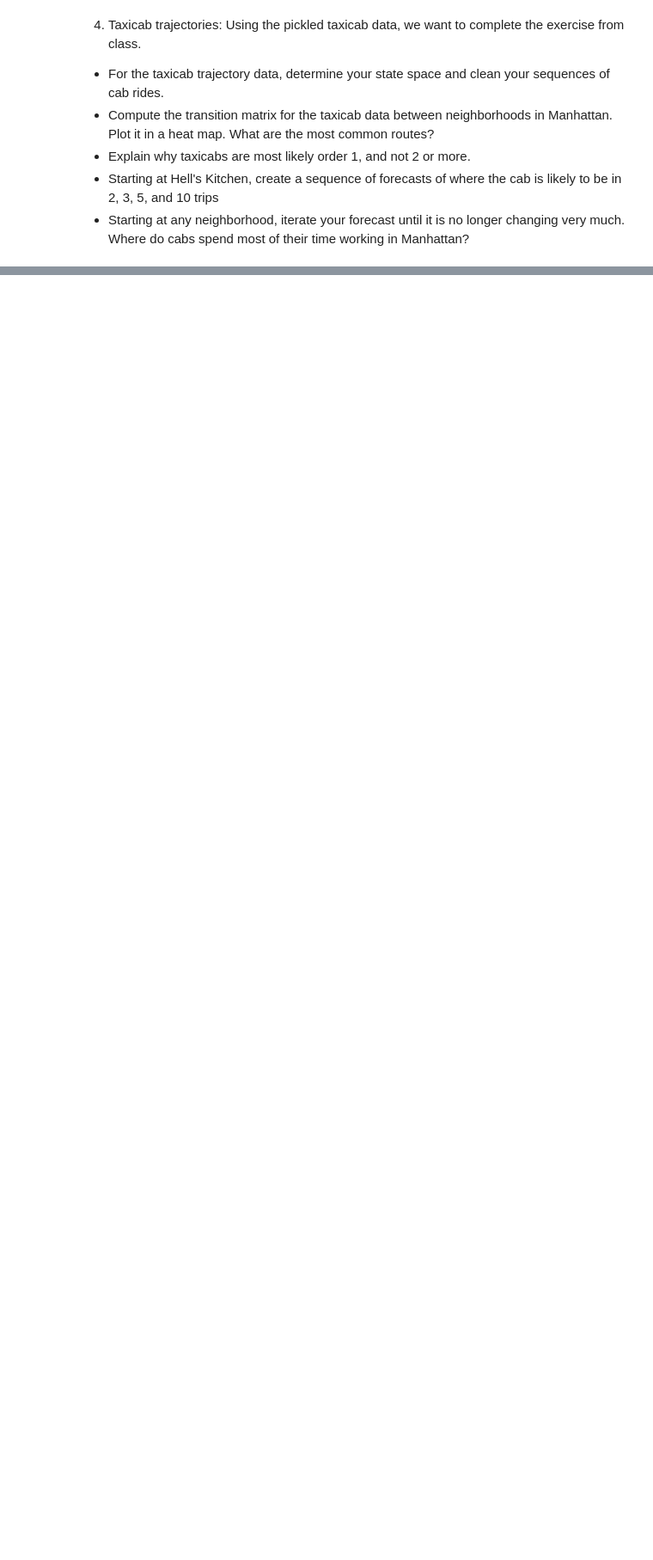
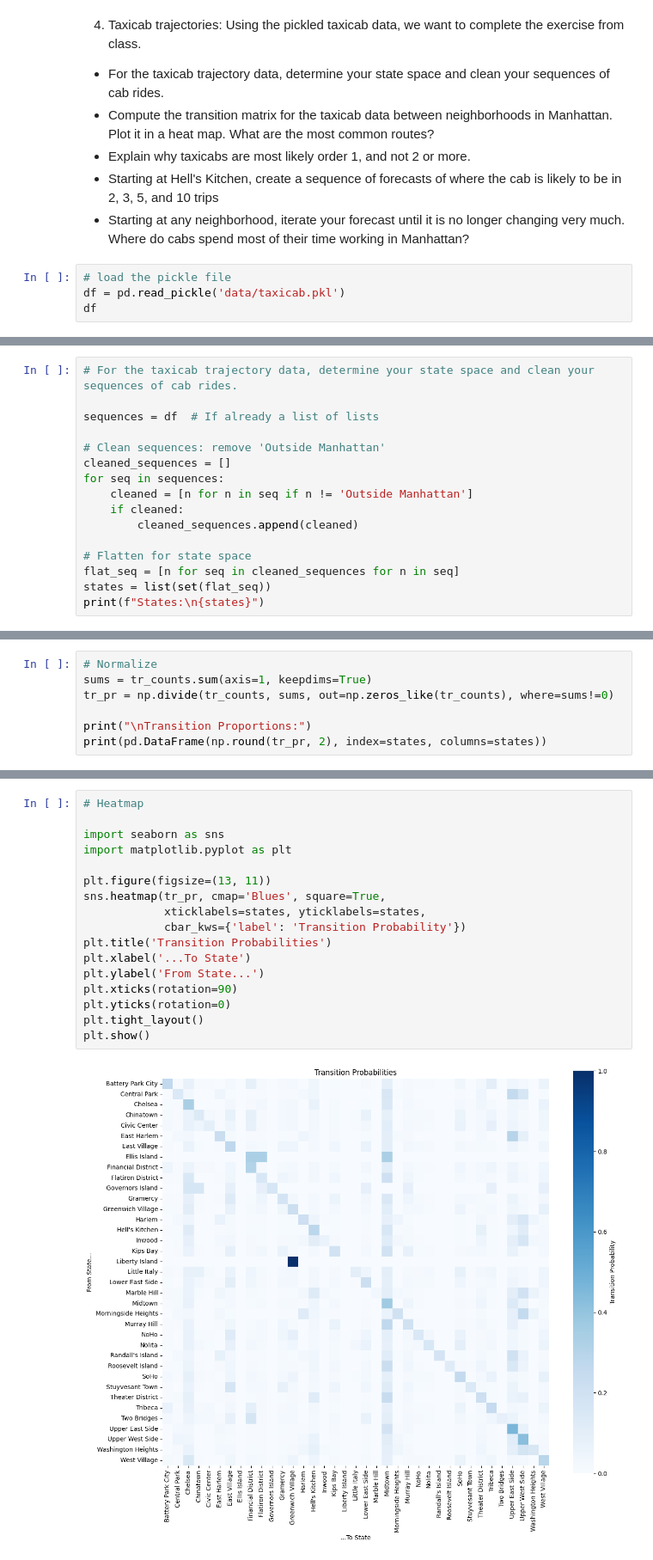
Before and after one commit to Poptartmeow/practice1, a Jupyter notebook: assignment_5_Tianyin_Mao.ipynb, the cells around one changed output, grey strips where cells are left out. Shown: that part at 86% size. Cells and saved outputs as stored; diff of their text form; blank space fills up the shorter version.

```diff
--- a/assignment_5_Tianyin_Mao.ipynb
+++ b/assignment_5_Tianyin_Mao.ipynb
@@ -448,3 +450,7 @@ rainy_days.plot(kind='kde')
 - Explain why taxicabs are most likely order 1, and not 2 or more.
 - Starting at Hell's Kitchen, create a sequence of forecasts of where the cab is likely to be in 2, 3, 5, and 10 trips
 - Starting at any neighborhood, iterate your forecast until it is no longer changing very much. Where do cabs spend most of their time working in Manhattan?
+# %%
+# load the pickle file
+df = pd.read_pickle('data/taxicab.pkl')
+df
@@ -450,0 +479,16 @@ rainy_days.plot(kind='kde')
+# %%
+# For the taxicab trajectory data, determine your state space and clean your sequences of cab rides.
+
+sequences = df  # If already a list of lists
+
+# Clean sequences: remove 'Outside Manhattan'
+cleaned_sequences = []
+for seq in sequences:
+    cleaned = [n for n in seq if n != 'Outside Manhattan']
+    if cleaned:
+        cleaned_sequences.append(cleaned)
+
+# Flatten for state space
+flat_seq = [n for seq in cleaned_sequences for n in seq]
+states = list(set(flat_seq))
+print(f"States:\n{states}")
@@ -450,0 +535,7 @@ rainy_days.plot(kind='kde')
+# %%
+# Normalize
+sums = tr_counts.sum(axis=1, keepdims=True)
+tr_pr = np.divide(tr_counts, sums, out=np.zeros_like(tr_counts), where=sums!=0)
+
+print("\nTransition Proportions:")
+print(pd.DataFrame(np.round(tr_pr, 2), index=states, columns=states))
@@ -450,0 +560,19 @@ rainy_days.plot(kind='kde')
+# %%
+# Heatmap
+
+import seaborn as sns
+import matplotlib.pyplot as plt
+
+plt.figure(figsize=(13, 11))
+sns.heatmap(tr_pr, cmap='Blues', square=True,
+            xticklabels=states, yticklabels=states,
+            cbar_kws={'label': 'Transition Probability'})
+plt.title('Transition Probabilities')
+plt.xlabel('...To State')
+plt.ylabel('From State...')
+plt.xticks(rotation=90)
+plt.yticks(rotation=0)
+plt.tight_layout()
+plt.show()
+# %% [output]
+[figure, added]
```
Also changed, not shown: parts of 9 cells of this notebook, 1 other file.
